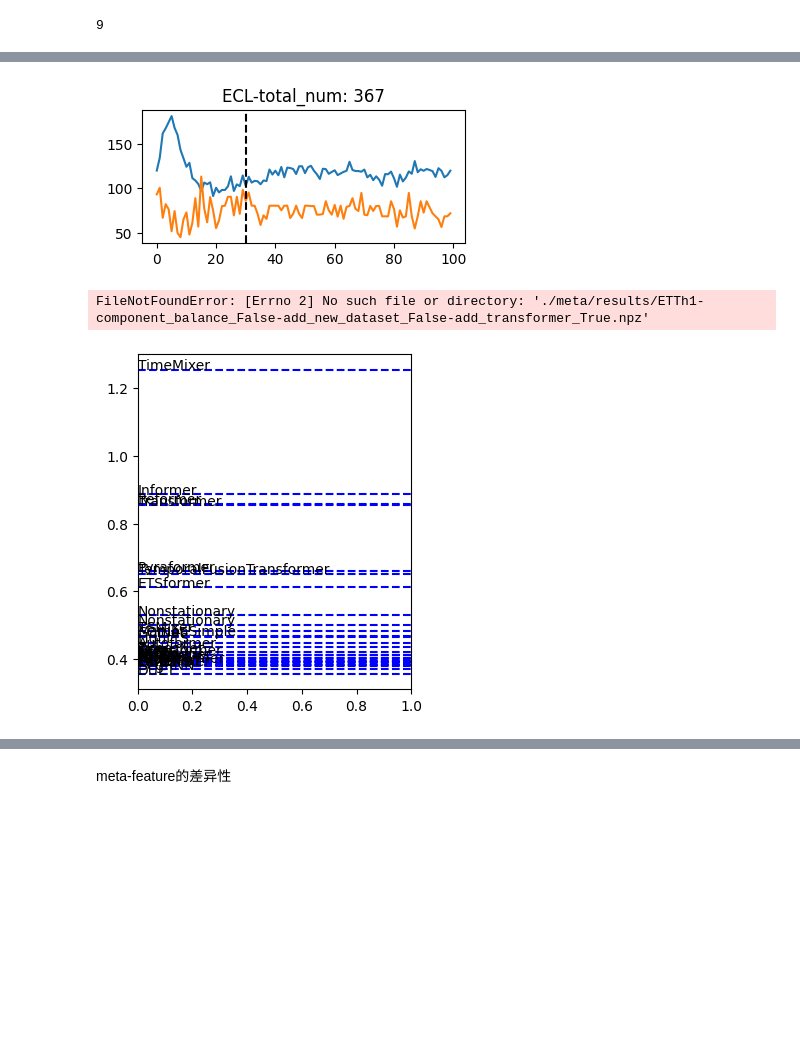
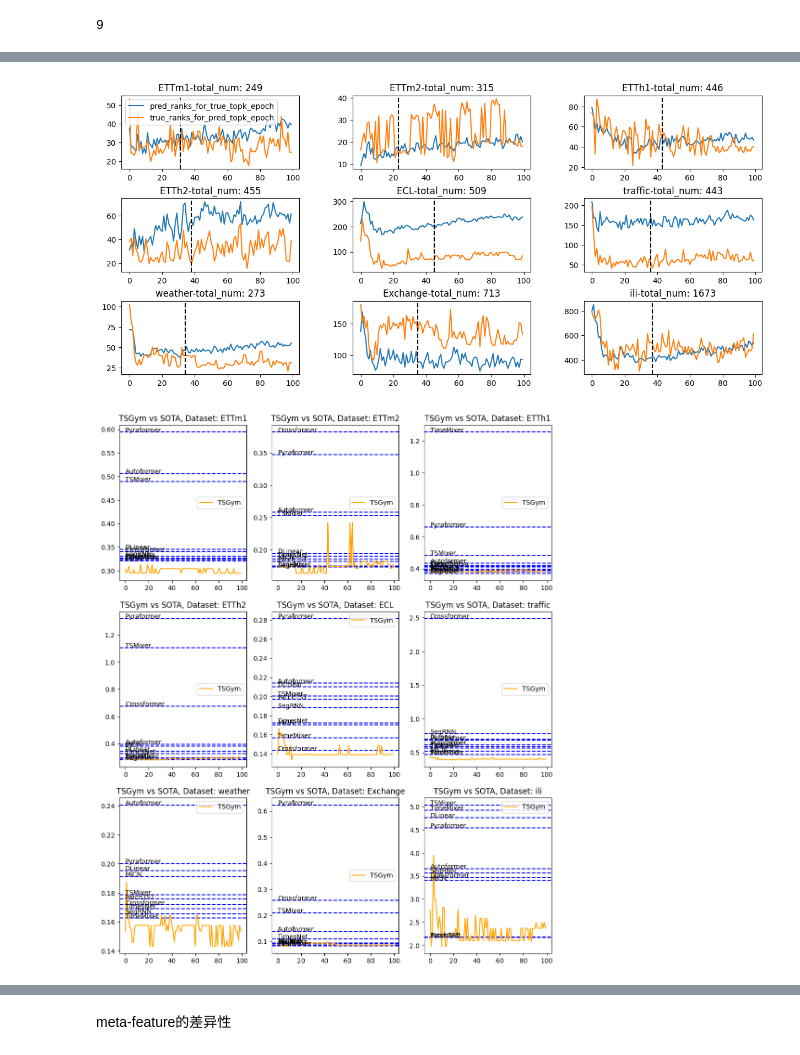
Before and after one commit to SUFE-AILAB/TSGym, a Jupyter notebook: meta/analysis.ipynb, the cells around one changed output, grey strips where cells are left out. Drawn from its saved outputs; the diff is of its cells as text; code cells hidden in the pictures; blank space fills up the shorter version.

```diff
--- a/meta/analysis.ipynb
+++ b/meta/analysis.ipynb
@@ -8,6 +8,7 @@ from sklearn.decomposition import PCA
 import re
 # %%
 arg_component_balance=False
-arg_add_new_dataset=False
 arg_add_transformer=True
+arg_add_LLM_TSFM=False
+add_all_periods=False
 # %%
@@ -89,11 +75,11 @@ def search_sota_performance(dataset, pred_lens=[96],
                 result = np.load(os.path.join(path_old, model, 'metrics.npy'), allow_pickle=True)
             except:
                 result = np.load(os.path.join(path, dataset, model, 'metrics.npy'), allow_pickle=True)
-            result_dict[pred_len][model] = result[1]
+            result_dict[pred_len][model] = result[0] if metric == 'mae' else result[1]
 
     df = pd.DataFrame.from_dict(result_dict[pred_lens[0]], orient='index')
-    df.columns = ['mse']
-    df = df.sort_values(by='mse')
-    df.index = [_.split('_')[6] for _ in df.index]
+    df.columns = [metric]
+    df = df.sort_values(by=metric)
+    df.index = [_.split('_')[1] if 'LTF' in _ or 'STF' in _ else _.split('_')[6] for _ in df.index]
 
     return df
@@ -100,56 +123,63 @@ def search_sota_performance(dataset, pred_lens=[96],
+# %%
+datasets = ['ETTm1', 'ETTm2', 'ETTh1', 'ETTh2', 'ECL', 'traffic', 'weather', 'Exchange', 'ili']
+baselines = ['TSGym', 'TimeMixer', 'TSMixer', 'MICN', 'TimesNet', 'PatchTST', 'DLinear', 'Crossformer', 'Pyraformer', 'Autoformer', 'SegRNN']
 # %%
+pred_len_1, pred_len_2 = 96, 24
+file_list = [f'{dataset}-{setting}_{pred_len_1}_{pred_len_2}.npz' for dataset in datasets]
+
+
 fig = plt.figure(figsize=(15, 9))
 for i, file in enumerate(file_list):
+    # perf_epoch = np.load(os.path.join(result_path, file), allow_pickle=True)
     try:
         perf_epoch = np.load(os.path.join(result_path, file), allow_pickle=True)
         # print(perf_epoch.files)
 
         fig.add_subplot(4, 3, i+1)
         for _ in perf_epoch.files:
             if _ in ['pred_ranks_for_true_topk_epoch', 'true_ranks_for_pred_topk_epoch']:
                 plt.plot(perf_epoch[_], label=_)
             elif _ == 'total_num':
                 plt.title(f'{file.replace(".npz", "").split("-")[0]}-total_num: {perf_epoch[_]}')
             elif _ == 'best_epoch':
                 plt.axvline(perf_epoch['best_epoch'].item(), color='black', linestyle='--')
             else:
                 pass
 
         if i==0: plt.legend()
     except:
         continue
 
 plt.subplots_adjust(wspace=0.3, hspace=0.4)
 plt.show()
+
+fig = plt.figure(figsize=(12, 20))
+for i, file in enumerate(file_list):
+    try:
+        dataset = file[:re.search('-component', file).start()]
+        if dataset in ['ili', 'covid-19', 'fred-md']:
+            df = search_sota_performance(dataset, pred_lens=[24])
+        else:
+            df = search_sota_performance(dataset, pred_lens=[96])
+        # except:
+        #     continue
+        fig.add_subplot(4, 3, i+1)
+        for model, m in df.iterrows():
+            if model not in baselines: continue
+            plt.axhline(y=m.item(), color='blue', linestyle='--')
+            plt.text(0, m.item(), model, color='black')
+
+        # 添加图例和标题
+        perf_epoch = np.load(os.path.join(result_path, file), allow_pickle=True)
+        top1_perf_epoch = perf_epoch['top1_perf_epoch']
+        plt.plot(top1_perf_epoch, color='orange', label='TSGym')
+
+        plt.legend()
+        plt.title(f'TSGym vs SOTA, Dataset: {dataset}')
+    except:
+        continue
+
+plt.show()
 # %% [output]
-[figure, old version]
+[figure, new version]
+[figure, added]
-# %%
-fig = plt.figure(figsize=(12, 20))
-for i, file in enumerate(file_list):
-    try:
-        dataset = file[:re.search('-component', file).start()]
-        if dataset in ['ili', 'covid-19', 'fred-md']:
-            df = search_sota_performance(dataset, pred_lens=[24])
-        else:
-            df = search_sota_performance(dataset)
-        # except:
-        #     continue
-        fig.add_subplot(4, 3, i+1)
-        for model, metric in df.iterrows():
-            plt.axhline(y=metric.item(), color='blue', linestyle='--')
-            plt.text(0, metric.item(), model, color='black')
-
-        # 添加图例和标题
-        perf_epoch = np.load(os.path.join(result_path, file), allow_pickle=True)
-        top1_perf_epoch = perf_epoch['top1_perf_epoch']
-        plt.plot(top1_perf_epoch, color='orange', label='TSGym')
-
-        plt.legend()
-        plt.title(f'TSGym vs SOTA, Dataset: {dataset}')
-    except:
-        continue
-
-plt.show()
-# %% [output]
-FileNotFoundError: [Errno 2] No such file or directory: './meta/results/ETTh1-component_balance_False-add_new_dataset_False-add_transformer_True.npz'
-[figure, removed]
```
Also changed, not shown: parts of 11 cells of this notebook, 39 other files.
